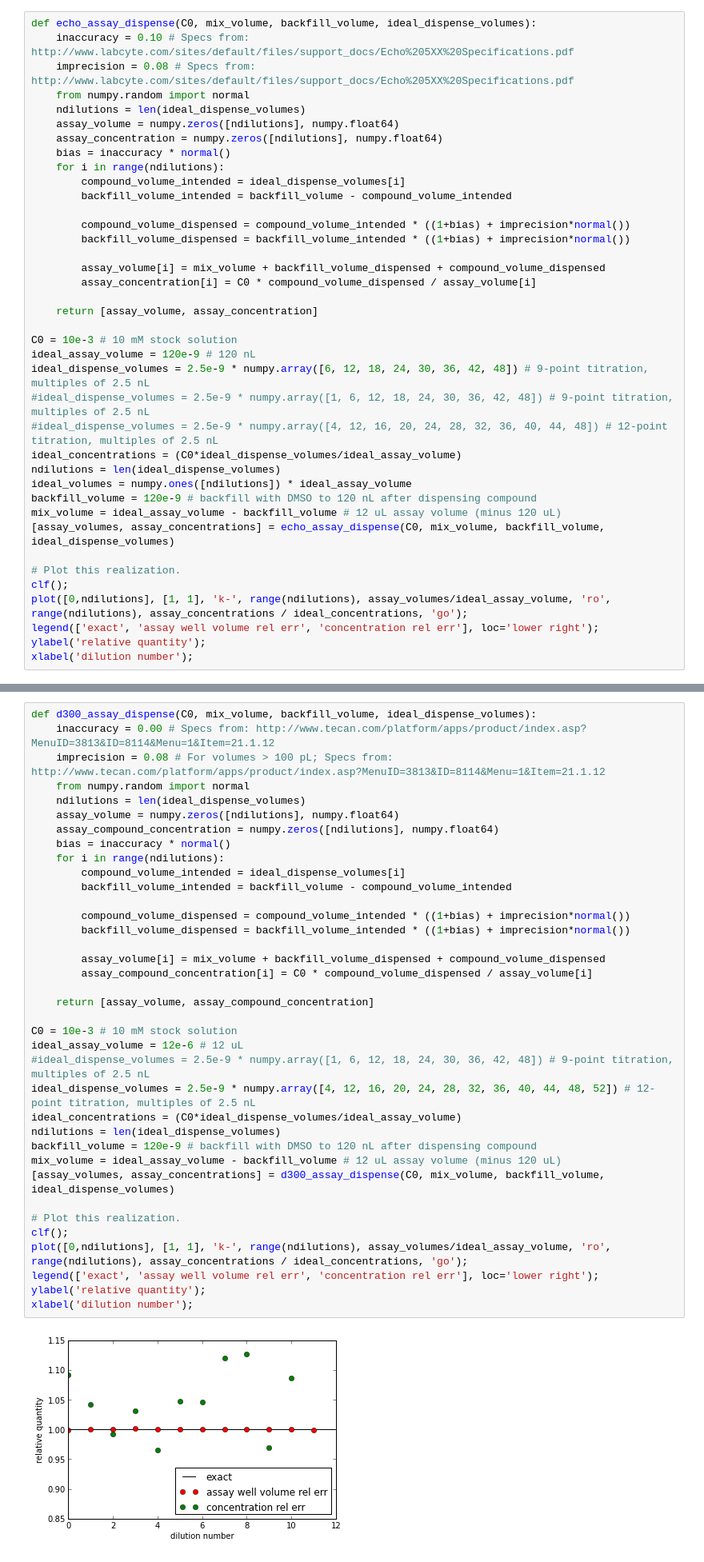
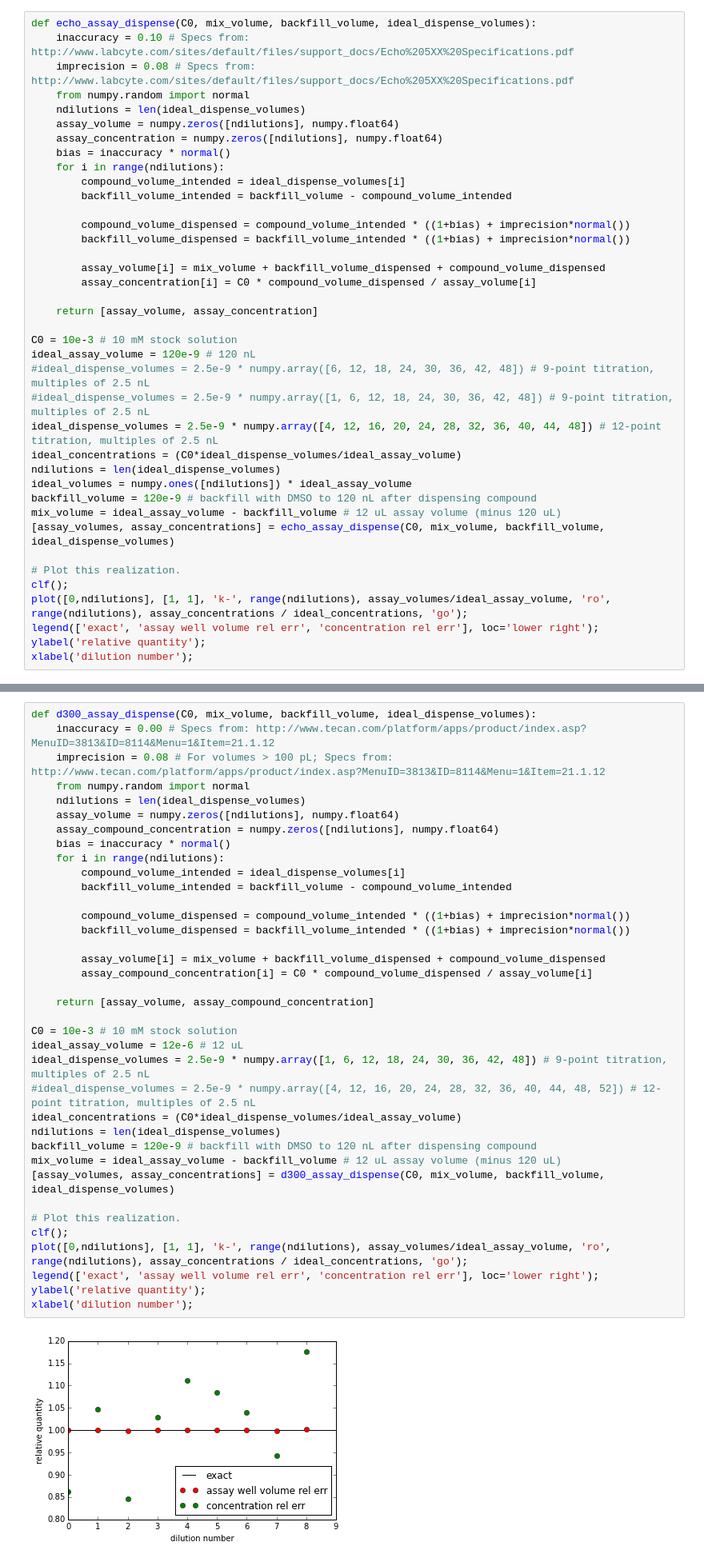
Before and after one commit to choderalab/cadd-grc-2013, a Jupyter notebook: notebooks/Serial dilution accuracy.ipynb, the cells around one changed output, grey strips where cells are left out. Shown at 80% size. Drawn from its saved outputs; the diff is of its cells as text.

```diff
--- a/notebooks/Serial dilution accuracy.ipynb
+++ b/notebooks/Serial dilution accuracy.ipynb
@@ -285,9 +287,9 @@ def echo_assay_dispense(C0, mix_volume, backfill_volume, ideal_dispense_volumes)
 
 C0 = 10e-3 # 10 mM stock solution
 ideal_assay_volume = 120e-9 # 120 nL
-ideal_dispense_volumes = 2.5e-9 * numpy.array([6, 12, 18, 24, 30, 36, 42, 48]) # 9-point titration, multiples of 2.5 nL
+#ideal_dispense_volumes = 2.5e-9 * numpy.array([6, 12, 18, 24, 30, 36, 42, 48]) # 9-point titration, multiples of 2.5 nL
 #ideal_dispense_volumes = 2.5e-9 * numpy.array([1, 6, 12, 18, 24, 30, 36, 42, 48]) # 9-point titration, multiples of 2.5 nL
-#ideal_dispense_volumes = 2.5e-9 * numpy.array([4, 12, 16, 20, 24, 28, 32, 36, 40, 44, 48]) # 12-point titration, multiples of 2.5 nL
+ideal_dispense_volumes = 2.5e-9 * numpy.array([4, 12, 16, 20, 24, 28, 32, 36, 40, 44, 48]) # 12-point titration, multiples of 2.5 nL
 ideal_concentrations = (C0*ideal_dispense_volumes/ideal_assay_volume)
 ndilutions = len(ideal_dispense_volumes)
 ideal_volumes = numpy.ones([ndilutions]) * ideal_assay_volume
@@ -461,36 +463,36 @@ def d300_assay_dispense(C0, mix_volume, backfill_volume, ideal_dispense_volumes)
     assay_volume = numpy.zeros([ndilutions], numpy.float64)
     assay_compound_concentration = numpy.zeros([ndilutions], numpy.float64)
     bias = inaccuracy * normal()
     for i in range(ndilutions):
         compound_volume_intended = ideal_dispense_volumes[i]
         backfill_volume_intended = backfill_volume - compound_volume_intended
 
         compound_volume_dispensed = compound_volume_intended * ((1+bias) + imprecision*normal())
         backfill_volume_dispensed = backfill_volume_intended * ((1+bias) + imprecision*normal())
 
         assay_volume[i] = mix_volume + backfill_volume_dispensed + compound_volume_dispensed
         assay_compound_concentration[i] = C0 * compound_volume_dispensed / assay_volume[i]
 
     return [assay_volume, assay_compound_concentration]
 
 C0 = 10e-3 # 10 mM stock solution
 ideal_assay_volume = 12e-6 # 12 uL
-#ideal_dispense_volumes = 2.5e-9 * numpy.array([1, 6, 12, 18, 24, 30, 36, 42, 48]) # 9-point titration, multiples of 2.5 nL
-ideal_dispense_volumes = 2.5e-9 * numpy.array([4, 12, 16, 20, 24, 28, 32, 36, 40, 44, 48, 52]) # 12-point titration, multiples of 2.5 nL
+ideal_dispense_volumes = 2.5e-9 * numpy.array([1, 6, 12, 18, 24, 30, 36, 42, 48]) # 9-point titration, multiples of 2.5 nL
+#ideal_dispense_volumes = 2.5e-9 * numpy.array([4, 12, 16, 20, 24, 28, 32, 36, 40, 44, 48, 52]) # 12-point titration, multiples of 2.5 nL
 ideal_concentrations = (C0*ideal_dispense_volumes/ideal_assay_volume)
 ndilutions = len(ideal_dispense_volumes)
 backfill_volume = 120e-9 # backfill with DMSO to 120 nL after dispensing compound
 mix_volume = ideal_assay_volume - backfill_volume # 12 uL assay volume (minus 120 uL)
 [assay_volumes, assay_concentrations] = d300_assay_dispense(C0, mix_volume, backfill_volume, ideal_dispense_volumes)
 
 # Plot this realization.
 clf();
 plot([0,ndilutions], [1, 1], 'k-', range(ndilutions), assay_volumes/ideal_assay_volume, 'ro', range(ndilutions), assay_concentrations / ideal_concentrations, 'go');
 legend(['exact', 'assay well volume rel err', 'concentration rel err'], loc='lower right');
 ylabel('relative quantity');
 xlabel('dilution number');
 # %% [output]
-[figure, old version]
+[figure, new version]
 # %%
 nreplicates = 10000
 actual_volumes_n = numpy.zeros([nreplicates, ndilutions], numpy.float64)
```
Also changed, not shown: parts of 22 cells of this notebook.
